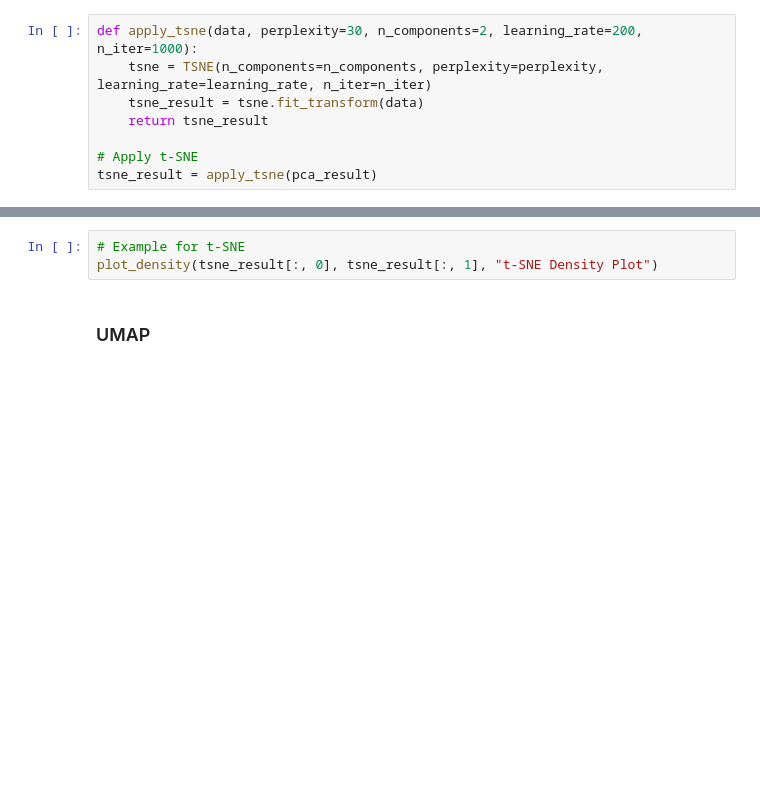
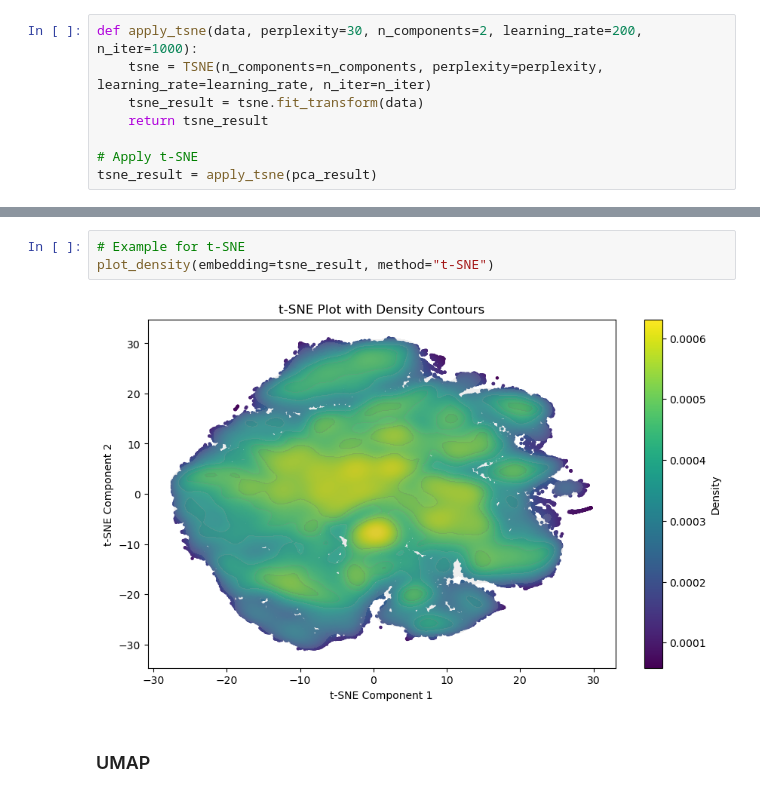
Before and after one commit to mehdimerbah/CellCNN, a Jupyter notebook: NK_sc_analysis.ipynb, the cells around one changed output, grey strips where cells are left out. Saved outputs shown, nothing was run; the diff lists cells and outputs as text; blank space fills up the shorter version.

```diff
--- a/NK_sc_analysis.ipynb
+++ b/NK_sc_analysis.ipynb
@@ -287,6 +275,8 @@ plot_tsne(tsne_result, data['label'])
 # %%
 # Example for t-SNE
-plot_density(tsne_result[:, 0], tsne_result[:, 1], "t-SNE Density Plot")
+plot_density(embedding=tsne_result, method="t-SNE")
+# %% [output]
+[figure, added]
 # %% [markdown]
 ### UMAP
 # %%
```
Also changed, not shown: parts of 11 cells of this notebook.
